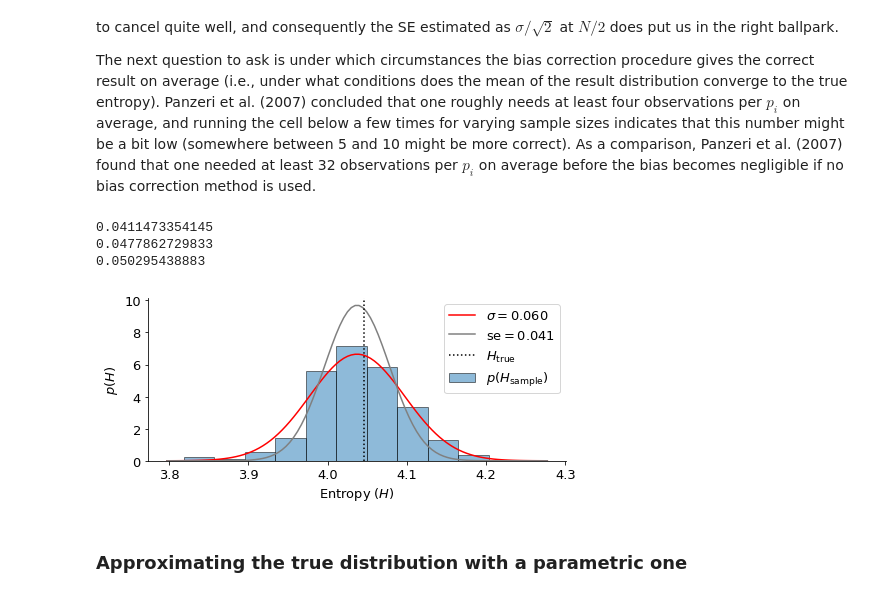
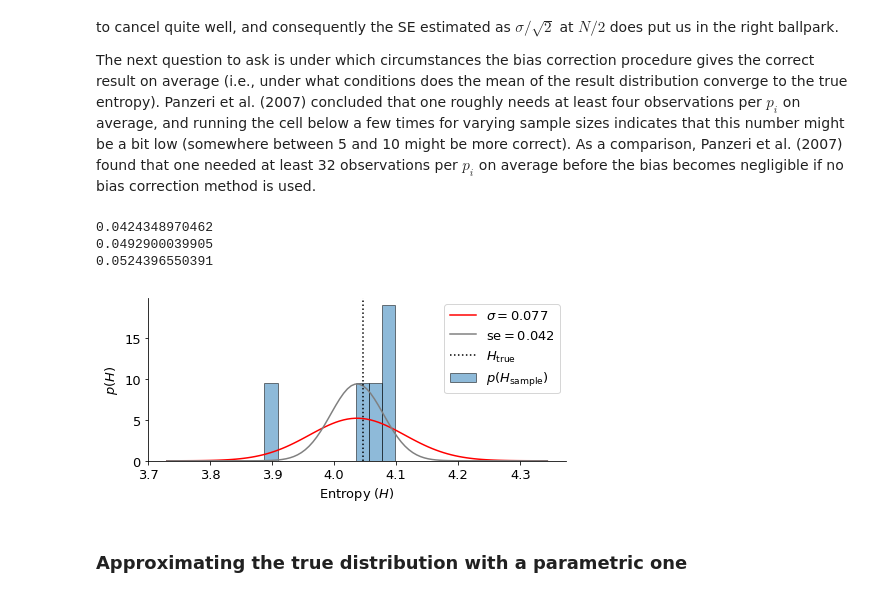
Before and after one commit to ala-laurila-lab/jupyter-notebooks, a Jupyter notebook: Part 2, entropy estimation and bias correction.ipynb, the cells around one changed output. Saved outputs shown, nothing was run; the diff lists cells and outputs as text; code cells hidden in the pictures.

```diff
--- a/Part 2, entropy estimation and bias correction.ipynb
+++ b/Part 2, entropy estimation and bias correction.ipynb
@@ -161,7 +161,7 @@ Unfortunately, the bias correction is only correct on average (note that the ext
 The next question to ask is under which circumstances the bias correction procedure gives the correct result on average (i.e., under what conditions does the mean of the result distribution converge to the true entropy). Panzeri et al. (2007) concluded that one roughly needs at least four observations per $p_i$ on average, and running the cell below a few times for varying sample sizes indicates that this number might be a bit low (somewhere between 5 and 10 might be more correct). As a comparison, Panzeri et al. (2007) found that one needed at least 32 observations per $p_i$ on average before the bias becomes negligible if no bias correction method is used.
 # %%
 # This will take a few minutes when n_samples is roughly a few hudred
-n_samples = 200
+n_samples = 5
 
 H_samples = []
 ses_half = []
@@ -179,37 +179,37 @@ for sample_id in range(n_samples):
     w = np.linalg.lstsq(A, Hs_tmp.mean(axis=0))[0]
 
     # SE at 1/frac equal to 2, 3, and 4
     ses_half.append(Hs_tmp[:, 3].std() / np.sqrt(2))
     ses_third.append(Hs_tmp[:, 6].std() / np.sqrt(3))
     ses_fourth.append(Hs_tmp[:, 9].std() / np.sqrt(4))
     H_samples.append(w[0])
 
 print np.mean(ses_half)
 print np.mean(ses_third)
 print np.mean(ses_fourth)
 se_mean = np.mean(ses_half)
 
 # Fitted Gaussians: 1) N(mu, sigma) and 2) N(mu, SE^2)
 H_mu = np.array(H_samples).mean()
 H_std = np.array(H_samples).std()
 points = np.linspace(H_mu-4*H_std, H_mu+4*H_std, 100)
 gauss_est = 1 / np.sqrt(2*np.pi*H_std**2) *np.exp(-(H_mu-points)**2 / (2*H_std**2))
 gauss_se = 1 / np.sqrt(2*np.pi*se_mean**2) *np.exp(-(H_mu-points)**2 / (2*se_mean**2))
 
 # Plotting
 plt.figure(figsize=(7.5, 3))
 plt.hist(H_samples, ec='k', density=True, alpha=0.5, label='$p(H_\mathrm{sample})$')
 plt.plot(points, gauss_est, 'r-', label='$\sigma=%3.3f$' % H_std)
 plt.plot(points, gauss_se, c='gray', ls='-', label='$\mathrm{se}=%3.3f$' % se_mean)
 plt.axvline(H_true, c='k', ls=':', label='$H_\mathrm{true}$')
 plt.legend();
 plt.xlabel('Entropy ($H$)')
 plt.ylabel('$p(H)$');
 # %% [output]
-0.0411473354145
-0.0477862729833
-0.050295438883
+0.0424348970462
+0.0492900039905
+0.0524396550391
-[figure, old version]
+[figure, new version]
 # %% [markdown]
 ### Approximating the true distribution with a parametric one
 # %% [markdown]
```
Also changed, not shown: parts of 4 cells of this notebook.
